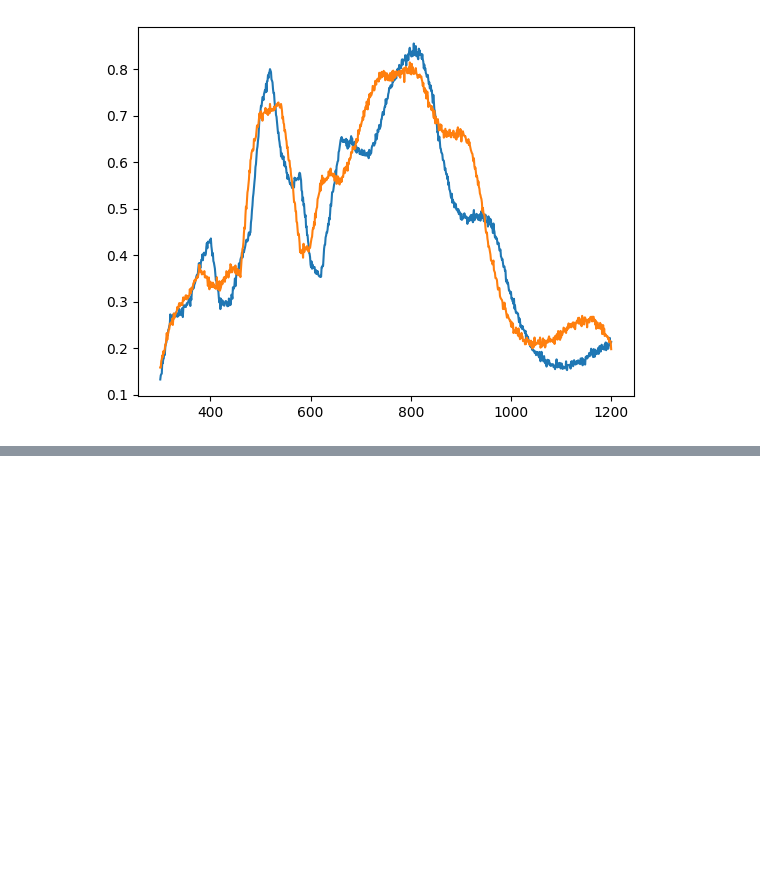
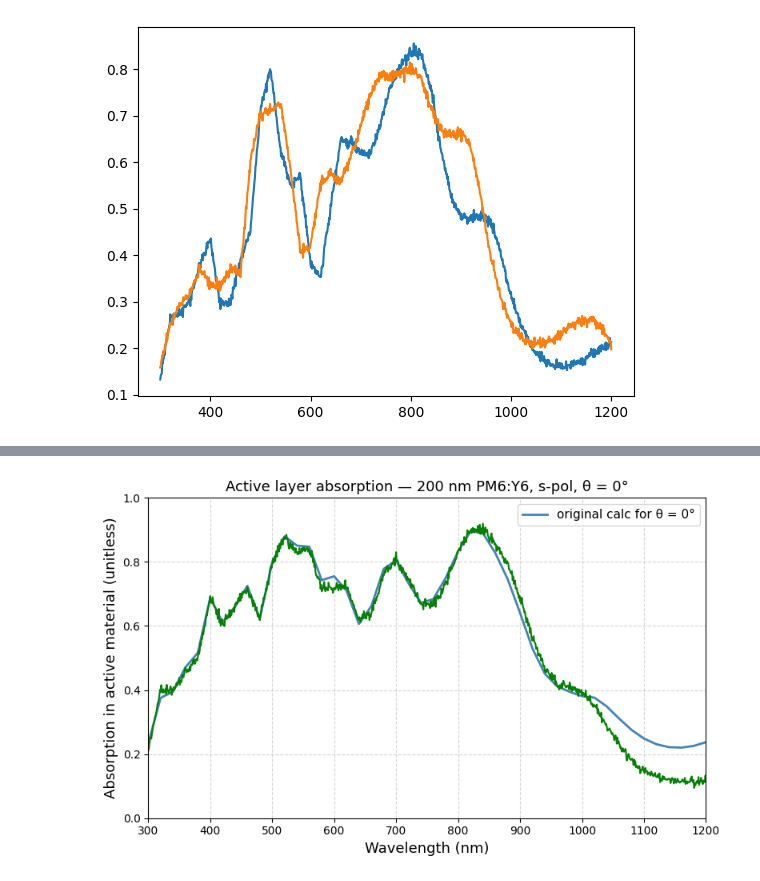
Before and after one commit to aimat-lab/SolDi2T, a Jupyter notebook: reading_Data.ipynb, the cells around one changed output, grey strips where cells are left out. Saved outputs shown, nothing was run; the diff lists cells and outputs as text; code cells hidden in the pictures; blank space fills up the shorter version.

```diff
--- a/reading_Data.ipynb
+++ b/reading_Data.ipynb
@@ -180,0 +272,7 @@ print(A[0, 0]) # does change over thickness. could be unitless absorption in act
+# %%
+A = predict_absorption_surface_NN(thickness_range[19],loaded_absorption_surface_model,
+                                  loaded_absorption_surface_params,loaded_absorption_surface_scaler_X,)
+print('A', A, type(A))
+print("A shape:", A.shape)
+print("len(A):", len(A))
+print(thickness_range[19])
@@ -180,0 +290,40 @@ print(A[0, 0]) # does change over thickness. could be unitless absorption in act
+# %%
+
+# ── Load data ──────────────────────────────────────────────────────────────
+df = pd.read_csv("200nmPM6Y6_s_11Sept_2025.csv")
+
+# ── Filter to theta = 0° ───────────────────────────────────────────────────
+df_theta0 = df[df["theta [deg]"] == 0].copy()
+
+# ── Convert wavelength from um to nm, sort ascending ──────────────────────
+df_theta0["wavelength_nm"] = df_theta0["vacuum wavelength [um]"] * 1000
+df_theta0 = df_theta0.sort_values("wavelength_nm")
+
+# ── Plot ───────────────────────────────────────────────────────────────────
+fig, ax = plt.subplots(figsize=(8, 5))
+
+ax.plot(
+    df_theta0["wavelength_nm"],
+    df_theta0["absorption in active material [unitless]"],
+    color="steelblue",
+    linewidth=2,
+    label="original calc for θ = 0°",
+)
+
+ax.set_xlabel("Wavelength (nm)", fontsize=13)
+ax.set_ylabel("Absorption in active material (unitless)", fontsize=13)
+ax.set_title("Active layer absorption — 200 nm PM6:Y6, s-pol, θ = 0°", fontsize=13)
+ax.set_xlim(300, 1200)
+ax.set_ylim(0, 1)
+ax.legend(fontsize=11)
+ax.grid(True, linestyle="--", alpha=0.5)
+
+ax.plot(lambda_, A[0, 0], 'green', label="NN for θ = 0°")
+
+fig.tight_layout()
+# fig.savefig("absorption_p_theta0.pdf")
+# fig.savefig("absorption_p_theta0.png", dpi=150)
+plt.show()
+# print("Saved: absorption_p_theta0.pdf / .png")
+# %% [output]
+[figure, added]
```
Also changed, not shown: parts of 9 cells of this notebook, 3 other files.
